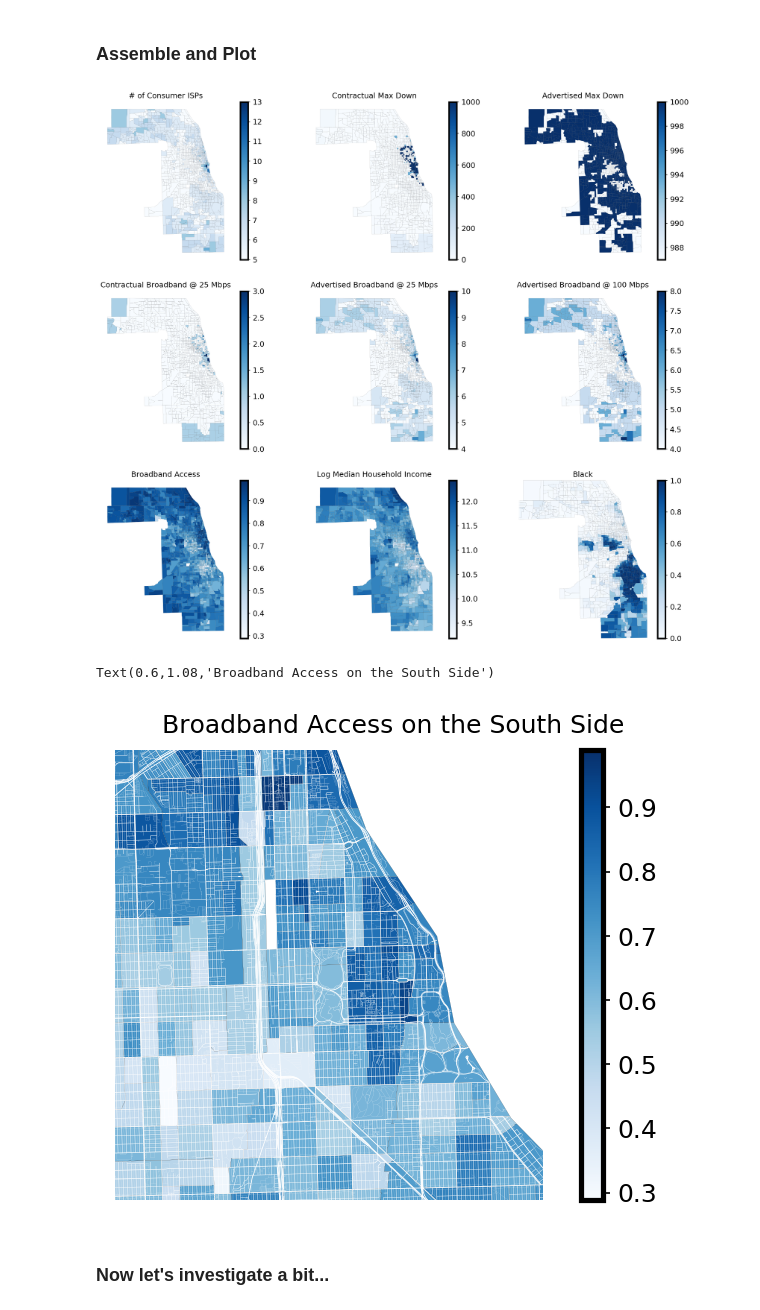
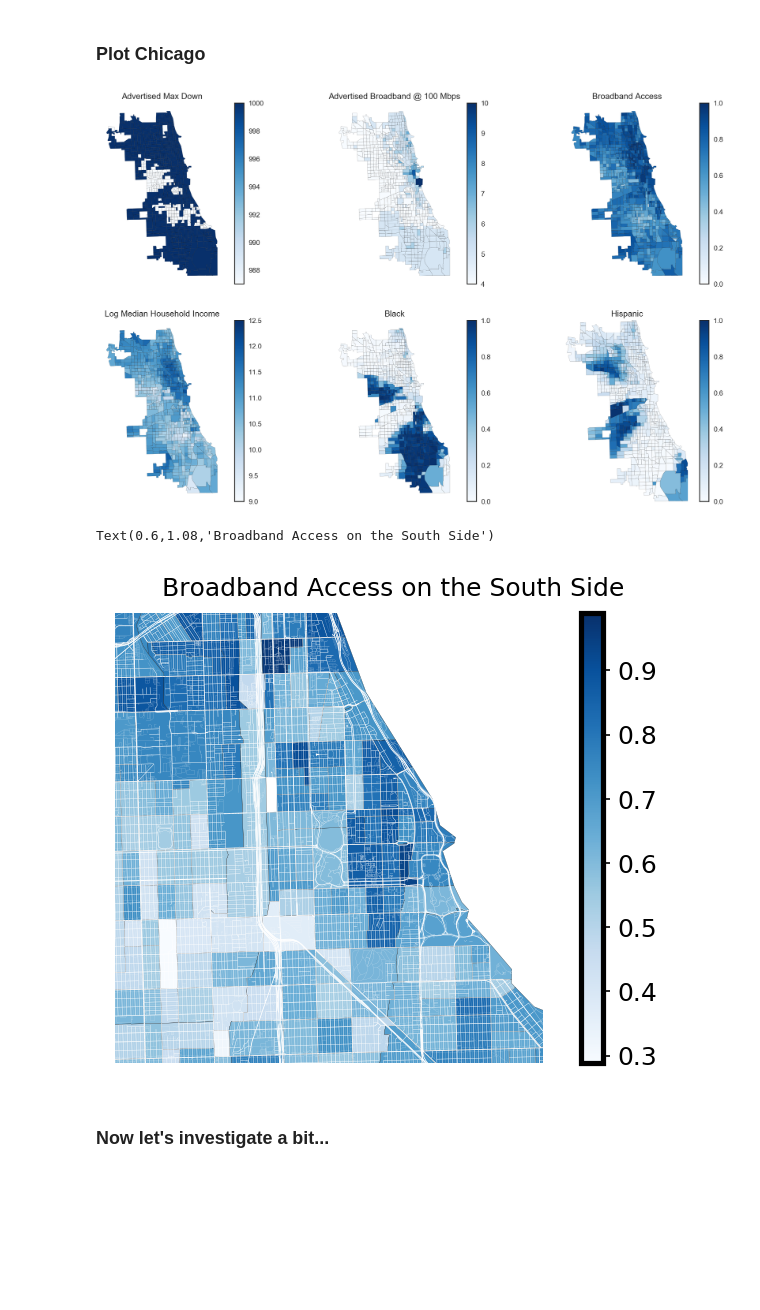
Before and after one commit to JamesSaxon/neighborhood_broadband, a Jupyter notebook: acs_fcc.ipynb, the cells around one changed output. Saved outputs shown, nothing was run; the diff lists cells and outputs as text; code cells hidden in the pictures; blank space fills up the shorter version.

```diff
--- a/acs_fcc.ipynb
+++ b/acs_fcc.ipynb
@@ -123,0 +54,6 @@ acs.set_index(geog, inplace = True)
+# %%
+acs = pd.read_csv("data/acs_2018.csv.gz",
+                  usecols = ["geoid", "Broadband", "Computer", "BA", "logMHI", "Black", "Hispanic"])
+
+acs["city"] = acs.geoid.replace(city_tracts)
+acs.loc[~acs.geoid.isin(city_tracts), "city"] = np.nan
@@ -124,2 +62,5 @@ acs.set_index(geog, inplace = True)
+# %%
+acs_fcc = pd.merge(acs, fcc).set_index("geoid")
+acs_fcc_geo = geo_tracts.join(acs_fcc)
 # %% [markdown]
-### Assemble and Plot
+### Plot Chicago
@@ -132,44 +67,46 @@ cook_broadband_df = pd.DataFrame(cook_broadband_gdf)
+# %%
+chicago = acs_fcc_geo.query("name == 'Chicago'").dropna().to_crs(epsg = 3528)
 # %%
-style_kws = {"cmap" : "Blues", "linewidth" : 0.05, "edgecolor" : "k", "legend" : True}
+style_kws = {"cmap" : "Blues", "linewidth" : 0.1, "edgecolor" : "k", "legend" : True}
+
+mpl.rcParams['hatch.linewidth'] = 0.1
+na_style_kws = {"alpha" : 1, "edgecolor" : "k", "legend" : False,
+                "hatch" : "//////////", "color" : "w", "linewidth" : 0.1}
 # %%
-fig, ax = plt.subplots(3, 3, figsize = (14, 12))
+fig, ax = plt.subplots(2, 3, figsize = (14, 8))
 
 for axi in ax.flatten(): map_format(axi)
 
-ax[0][0].set_title("# of Consumer ISPs")
-cook_broadband_gdf.plot(column = "nisp", **style_kws, ax = ax[0][0])
+ax[0][0].set_title("Advertised Max Down")
+chicago.plot(column = "maxdowna", **style_kws, ax = ax[0][0])
 
-ax[0][1].set_title("Contractual Max Down")
-cook_broadband_gdf.plot(column = "cmax_down", **style_kws, ax = ax[0][1])
+ax[0][1].set_title("Advertised Broadband @ 100 Mbps")
+chicago.plot(column = "n100a", vmax = 10, **style_kws, ax = ax[0][1])
 
-ax[0][2].set_title("Advertised Max Down")
-cook_broadband_gdf.plot(column = "amax_down", **style_kws, ax = ax[0][2])
+ax[0][2].set_title("Broadband Access")
+chicago.plot(column = "Broadband", vmin = 0, vmax = 1, **style_kws, ax = ax[0][2])
+chicago[chicago["Broadband"] < 0].plot(**na_style_kws, ax = ax[0][2])
 
-ax[1][0].set_title("Contractual Broadband @ 25 Mbps")
-cook_broadband_gdf.plot(column = "n25c", **style_kws, ax = ax[1][0])
+ax[1][0].set_title("Log Median Household Income")
+chicago.plot(column = "logMHI", vmin = 9, vmax = 12.5, **style_kws, ax = ax[1][0])
+chicago[chicago["logMHI"].isna()].plot(**na_style_kws, ax = ax[1][0])
 
-ax[1][1].set_title("Advertised Broadband @ 25 Mbps")
-cook_broadband_gdf.plot(column = "n25a", **style_kws, ax = ax[1][1])
+ax[1][1].set_title("Black")
+chicago.plot(column = "Black", vmin = 0, vmax = 1, **style_kws, ax = ax[1][1])
+chicago[chicago["Black"] < 0].plot(**na_style_kws, ax = ax[1][1])
 
-ax[1][2].set_title("Advertised Broadband @ 100 Mbps")
-cook_broadband_gdf.plot(column = "n100a", vmax = 8, **style_kws, ax = ax[1][2])
-
-ax[2][0].set_title("Broadband Access")
-cook_broadband_gdf.plot(column = "Broadband", **style_kws, ax = ax[2][0])
-
-ax[2][1].set_title("Log Median Household Income")
-cook_broadband_gdf.plot(column = "logMHI", **style_kws, ax = ax[2][1])
-
-ax[2][2].set_title("Black")
-cook_broadband_gdf.plot(column = "Black", **style_kws, ax = ax[2][2])
+ax[1][2].set_title("Hispanic")
+chicago.plot(column = "Hispanic", vmin = 0, vmax = 1, **style_kws, ax = ax[1][2])
+chicago[chicago["Hispanic"] < 0].plot(**na_style_kws, ax = ax[1][2])
 
 plt.subplots_adjust(hspace = 0.20)
 
 fig.savefig("fcc_maps.pdf")
+fig.savefig("fcc_maps.png", bbox_inches = "tight", pad_inches = 0.1, dpi = 300)
 # %% [output]
-[figure, old version]
+[figure, new version]
 # %%
-ax = cook_broadband_gdf.plot(column = "Broadband", **style_kws, figsize = (5, 3))
+ax = chicago.plot(column = "Broadband", **style_kws, figsize = (5, 3))
 
 streets = gpd.read_file("streets_lw.geojson")
 streets.plot(color = "w", lw = streets.highway_thickness / 10, ax = ax)
@@ -181,7 +118,7 @@ ax.set_ylim(564500, 575000)
 ax.figure.suptitle("Broadband Access on the South Side", x = 0.6, y = 1.08)
 # %% [output]
 Text(0.6,1.08,'Broadband Access on the South Side')
-[figure, old version]
+[figure, new version]
 # %% [markdown]
 ### Now let's investigate a bit...
 # %%
```
Also changed, not shown: parts of 41 cells of this notebook.
